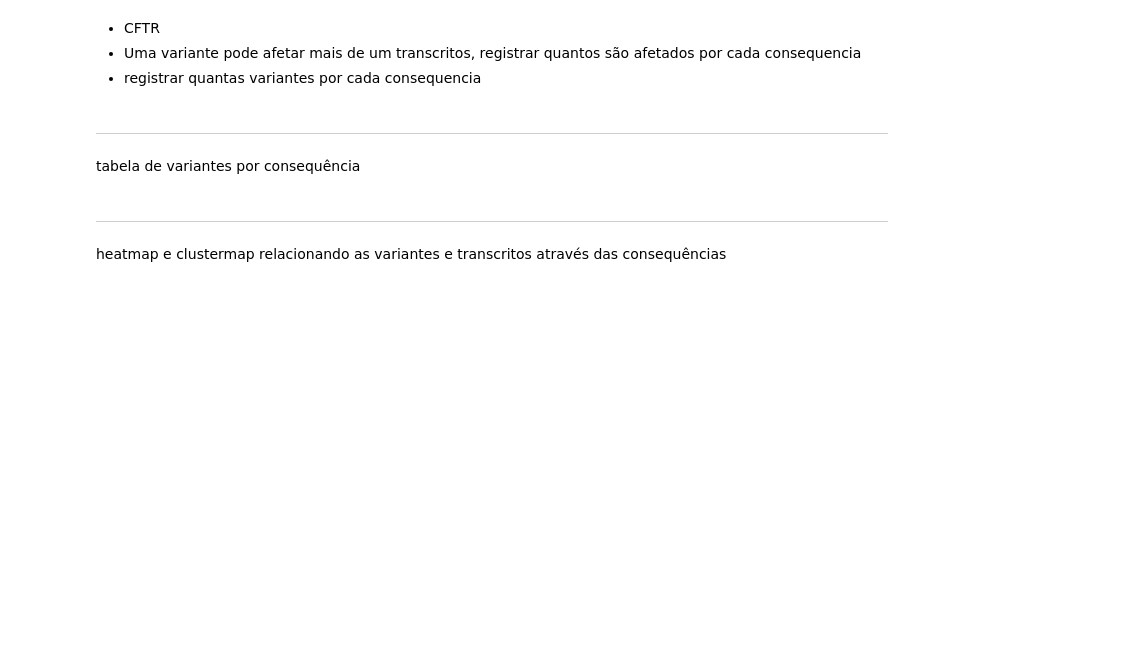
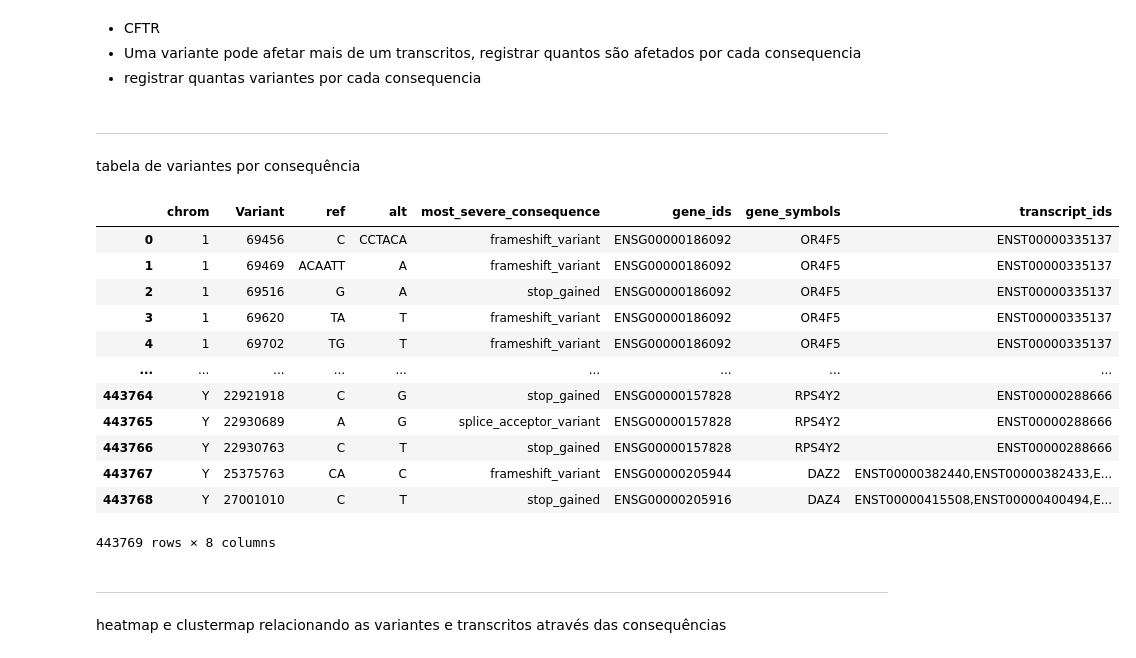
Before and after one commit to Rafaelca70x/estagio-bio-info-LGHM, a Jupyter notebook: genomica_popul_2.ipynb, the cells around one changed output. Drawn from its saved outputs; the diff is of its cells as text; code cells hidden in the pictures; blank space fills up the shorter version.

```diff
--- a/genomica_popul_2.ipynb
+++ b/genomica_popul_2.ipynb
@@ -38,0 +26,16 @@ df_var_conseq = pd.DataFrame(novas_linhas_, columns=["Variante", "Consequencia"]
+# %%
+gnomad
+# %% [output]
+|  | chrom | Variant | ref | alt | most_severe_consequence | gene_ids | gene_symbols | transcript_ids |
+| 0 | 1 | 69456 | C | CCTACA | frameshift_variant | ENSG00000186092 | OR4F5 | ENST00000335137 |
+| 1 | 1 | 69469 | ACAATT | A | frameshift_variant | ENSG00000186092 | OR4F5 | ENST00000335137 |
+| 2 | 1 | 69516 | G | A | stop_gained | ENSG00000186092 | OR4F5 | ENST00000335137 |
+| 3 | 1 | 69620 | TA | T | frameshift_variant | ENSG00000186092 | OR4F5 | ENST00000335137 |
+| 4 | 1 | 69702 | TG | T | frameshift_variant | ENSG00000186092 | OR4F5 | ENST00000335137 |
+| ... | ... | ... | ... | ... | ... | ... | ... | ... |
+| 443764 | Y | 22921918 | C | G | stop_gained | ENSG00000157828 | RPS4Y2 | ENST00000288666 |
+| 443765 | Y | 22930689 | A | G | splice_acceptor_variant | ENSG00000157828 | RPS4Y2 | ENST00000288666 |
+| 443766 | Y | 22930763 | C | T | stop_gained | ENSG00000157828 | RPS4Y2 | ENST00000288666 |
+| 443767 | Y | 25375763 | CA | C | frameshift_variant | ENSG00000205944 | DAZ2 | ENST00000382440,ENST00000382433,E... |
+| 443768 | Y | 27001010 | C | T | stop_gained | ENSG00000205916 | DAZ4 | ENST00000415508,ENST00000400494,E... |
+443769 rows × 8 columns
```
Also changed, not shown: parts of 9 cells of this notebook.
